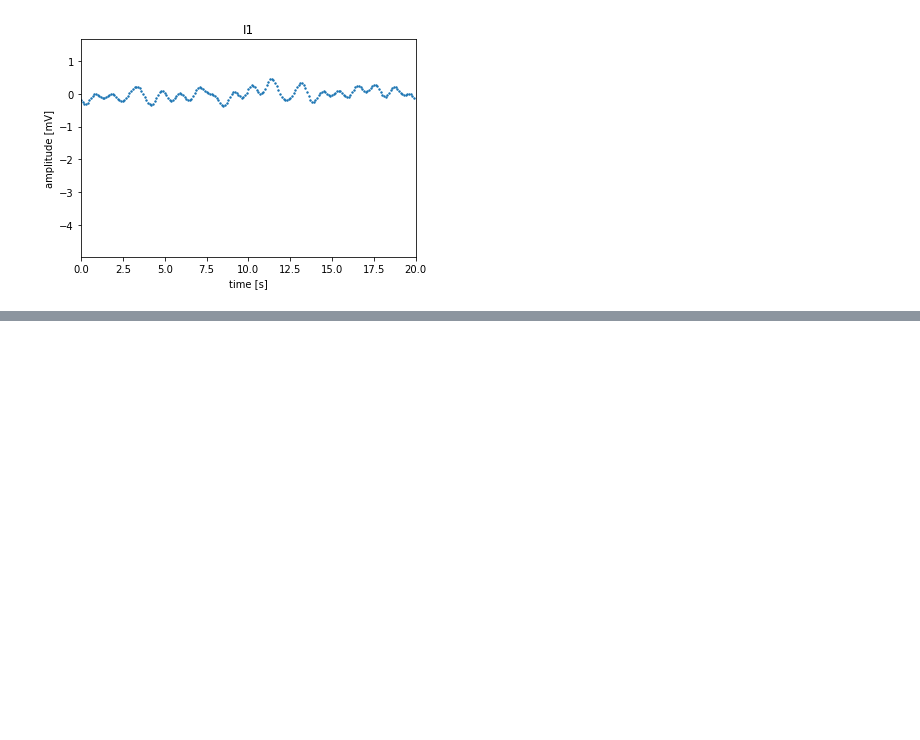
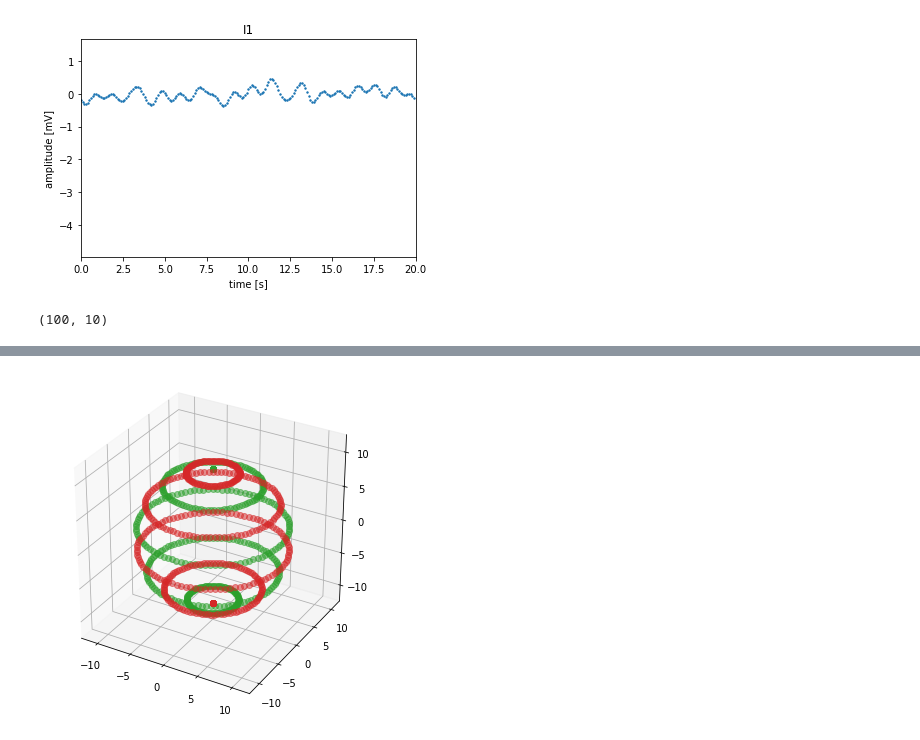
Before and after one commit to toppy-bb/77GHzSystem, a Jupyter notebook: code/Untitled-1.ipynb, the cells around one changed output, grey strips where cells are left out. Saved outputs shown, nothing was run; the diff lists cells and outputs as text; code cells hidden in the pictures; blank space fills up the shorter version.

```diff
--- a/code/Untitled-1.ipynb
+++ b/code/Untitled-1.ipynb
@@ -531,3 +565,41 @@ plt.ylim(vmin-5,vmax+1)
 [figure]
 # %%
 # from scipy import linalg
+# %%
+import matplotlib.animation as animation
+from IPython.display import HTML
+import numpy as np
+
+fig = plt.figure(figsize=(6,6))
+ax = fig.gca(projection='3d')
+ax.set_box_aspect((1,1,1))
+ax.set_xlim(-12, 12)
+ax.set_ylim(-12, 12)
+ax.set_zlim(-12, 12)
+u = np.linspace(0, 2 * np.pi, 100)
+v = np.linspace(0, np.pi, 10)
+
+x= 10 * np.outer(np.cos(u), np.sin(v))
+y = 10 * np.outer(np.sin(u), np.sin(v))
+print(np.shape(x))
+z = 10 * np.outer(np.ones(np.size(u)), np.cos(v))
+scat1, = ax.plot(x[0,::2],y[0,::2],z[0,::2],alpha=0.5, lw=0, marker="o",color='tab:green')
+scat2, = ax.plot(x[0,1::2],y[0,1::2],z[0,1::2],alpha=0.5, lw=0, marker="o",color='tab:red')
+def init():
+    return scat1, scat2,
+
+def animate(i):
+
+    scat1.set_data((x[:i,::2].flatten(),y[:i,::2].flatten()))
+    scat1.set_3d_properties(z[:i,::2].flatten())
+    scat2.set_data((x[:i,1::2].flatten(),y[:i,1::2].flatten()))
+    scat2.set_3d_properties(z[:i,1::2].flatten())
+    return scat1, scat2,
+
+
+ani = animation.FuncAnimation(fig, animate, 100,
+                                   interval=100, init_func=init, blit=True, repeat=True)
+ani.save('point_anim.mp4', writer="ffmpeg",dpi=100)
+HTML(ani.to_html5_video())
+# %% [output]
+(100, 10)
@@ -533,0 +607 @@ plt.ylim(vmin-5,vmax+1)
+[figure, added]
```
Also changed, not shown: parts of 12 cells of this notebook, 28 other files.
